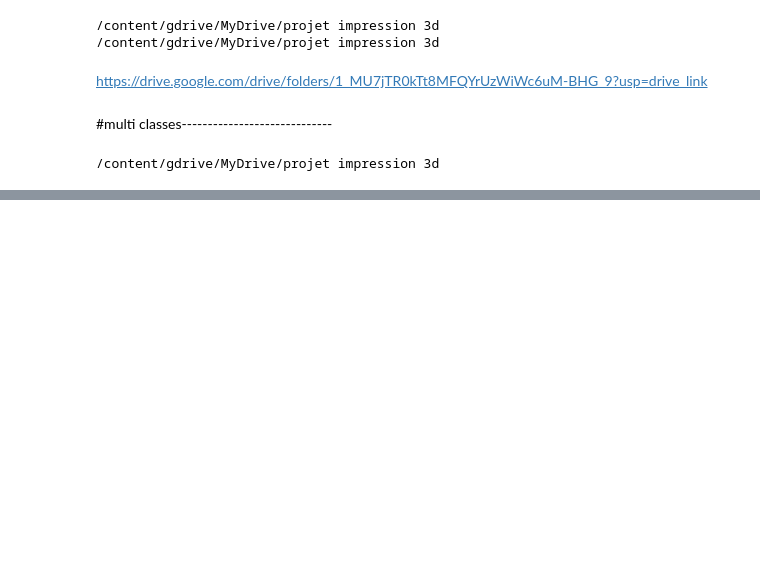
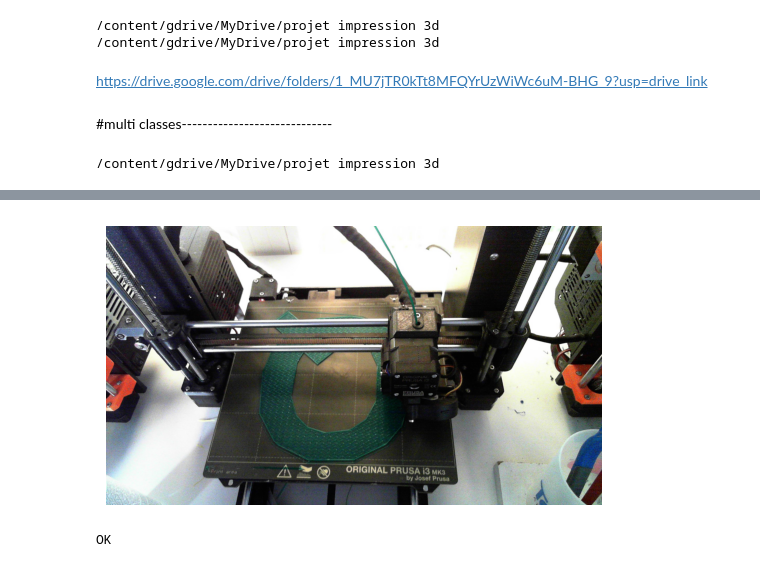
Before and after one commit to cc-ca/projet-impression-3d, a Jupyter notebook: projet.ipynb, the cells around one changed output, grey strips where cells are left out. Cells and saved outputs as stored; diff of their text form; code cells hidden in the pictures; blank space fills up the shorter version.

```diff
--- a/projet.ipynb
+++ b/projet.ipynb
@@ -139,4 +155,4 @@ model.compile(optimizer='adam', loss='sparse_categorical_crossentropy', metrics=
 # %%
 # Entraînez le modèle avec des batches de taille 10 par epoch et sauvegardez le meilleur modèle
-model.fit(data, labels, epochs=10, validation_split=0.20, batch_size=10, callbacks=[checkpoint])
+model.fit(data, labels, epochs=15, validation_split=0.20, batch_size=8) #, callbacks=[checkpoint]
 # %% [output]
@@ -173,15 +188,19 @@ def predict_defect_multi_class(model, image_path):
 
     return predicted_class
 # %%
-resultf=""
-nb_total=0
-nb_positif=0
-for filename in os.listdir("testok"):
-    #print(filename)
-    nb_total+=1
+def predict(dir):
+    resultf=""
+    nb_total=0
+    nb_positif=0
+    for filename in os.listdir(dir):
+        #print(filename)
+        nb_total+=1
 
-    result = predict_defect_multi_class(model, "testok/" + filename)
-    if result=='OK':
-        nb_positif+=1
+        result = predict_defect_multi_class(model, dir +"/" + filename)
+        if result.upper()==dir[4:].upper():
+            nb_positif+=1
 
-    resultf= resultf + "prédiction pour"+ filename + " : "+ str(result) +"\n"
+        resultf= resultf + "prédiction pour"+ filename + " : "+ str(result) +"\n"
+
+    print (resultf)
+    print(str((nb_positif*100)/nb_total) + " % de précision")
@@ -228,0 +247,20 @@ prédiction pourWIN_20231010_15_04_05_Pro.jpg : OK
+# %%
+from PIL import Image
+import matplotlib.pyplot as plt
+
+def vignette_random(dir):
+  L=[]
+  for filename in os.listdir(dir):
+    L.append(filename)
+  file_alea = L[random.randint(0, (len(L)-1))]
+  image_path = dir +"/" + file_alea
+  result = predict_defect_multi_class(model, image_path)
+  img = Image.open(image_path)
+  plt.imshow(img)
+  plt.axis('off')  # Masquer les axes
+  plt.show()
+
+  print (result)
+# %%
+vignette_random("testok")
+# %% [output]
@@ -228,0 +268,2 @@ prédiction pourWIN_20231010_15_04_05_Pro.jpg : OK
+[figure, added]
+OK
```
Also changed, not shown: parts of 17 cells of this notebook.
